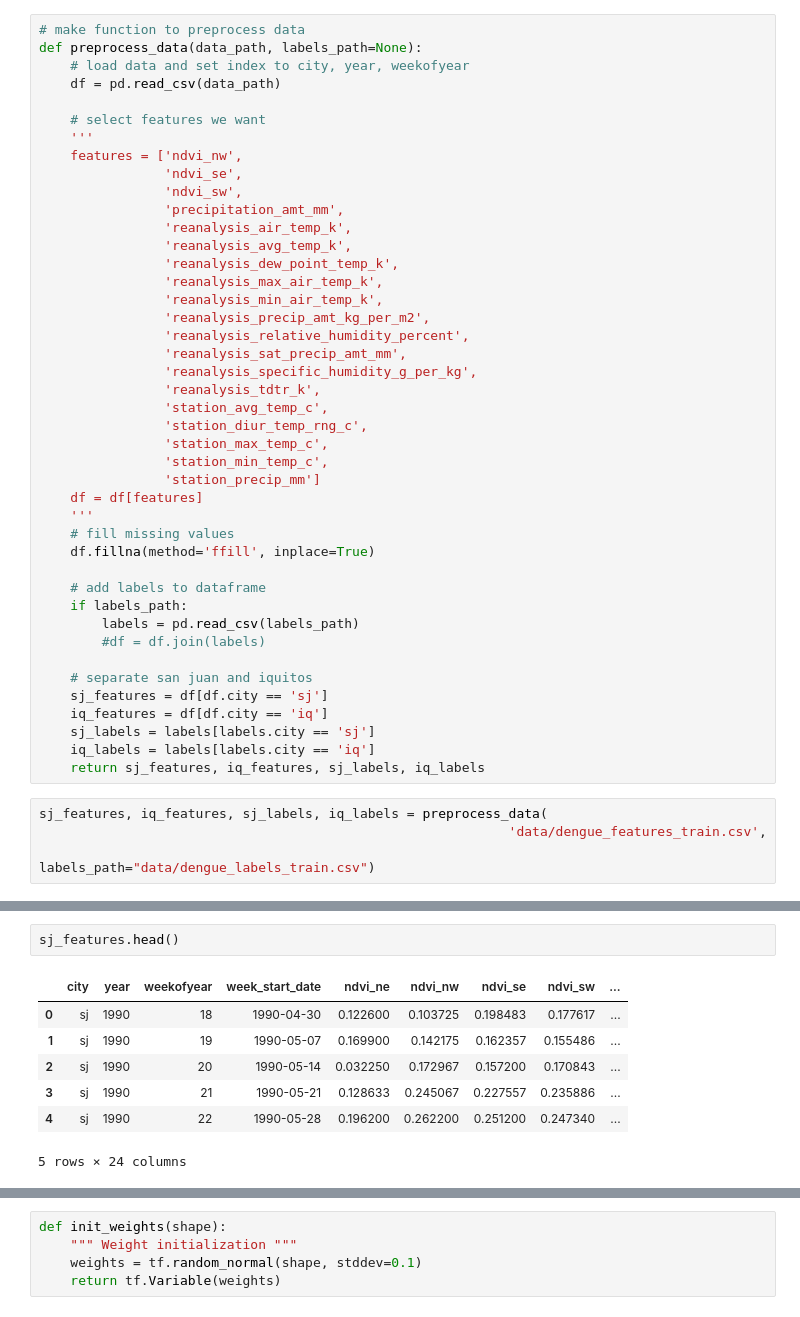
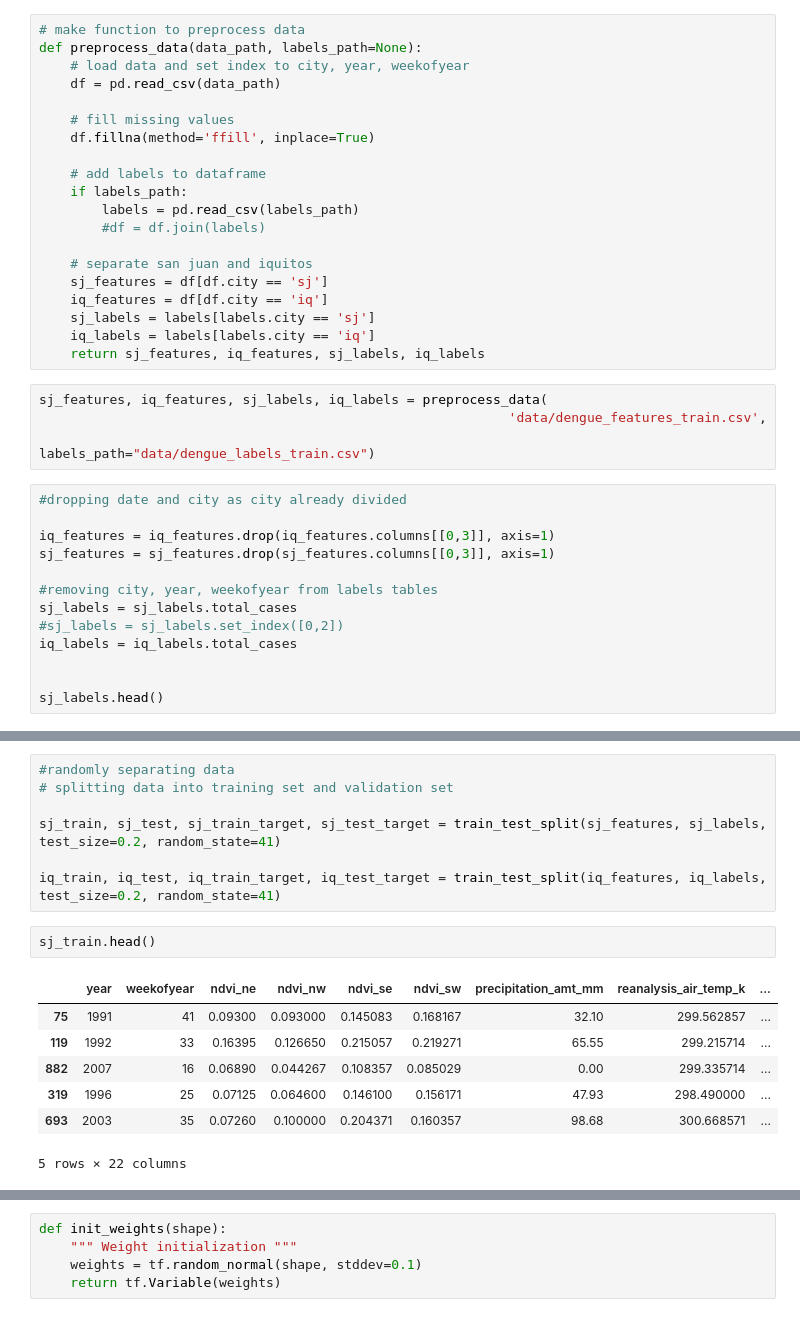
Before and after one commit to aminondo/dengAI, a Jupyter notebook: dengai-mlp.ipynb, the cells around one changed output, grey strips where cells are left out. Drawn from its saved outputs; the diff is of its cells as text.

```diff
--- a/dengai-mlp.ipynb
+++ b/dengai-mlp.ipynb
@@ -18,29 +18,6 @@ def preprocess_data(data_path, labels_path=None):
     # load data and set index to city, year, weekofyear
     df = pd.read_csv(data_path)
 
-    # select features we want
-    '''
-    features = ['ndvi_nw',
-                'ndvi_se',
-                'ndvi_sw',
-                'precipitation_amt_mm',
-                'reanalysis_air_temp_k',
-                'reanalysis_avg_temp_k',
-                'reanalysis_dew_point_temp_k',
-                'reanalysis_max_air_temp_k',
-                'reanalysis_min_air_temp_k',
-                'reanalysis_precip_amt_kg_per_m2',
-                'reanalysis_relative_humidity_percent',
-                'reanalysis_sat_precip_amt_mm',
-                'reanalysis_specific_humidity_g_per_kg',
-                'reanalysis_tdtr_k',
-                'station_avg_temp_c',
-                'station_diur_temp_rng_c',
-                'station_max_temp_c',
-                'station_min_temp_c',
-                'station_precip_mm']
-    df = df[features]
-    '''
     # fill missing values
     df.fillna(method='ffill', inplace=True)
 
@@ -59,3 +36,16 @@ def preprocess_data(data_path, labels_path=None):
 sj_features, iq_features, sj_labels, iq_labels = preprocess_data(
                                                             'data/dengue_features_train.csv',
                                                             labels_path="data/dengue_labels_train.csv")
+# %%
+#dropping date and city as city already divided
+
+iq_features = iq_features.drop(iq_features.columns[[0,3]], axis=1)
+sj_features = sj_features.drop(sj_features.columns[[0,3]], axis=1)
+
+#removing city, year, weekofyear from labels tables
+sj_labels = sj_labels.total_cases
+#sj_labels = sj_labels.set_index([0,2])
+iq_labels = iq_labels.total_cases
+
+
+sj_labels.head()
@@ -62,10 +73,17 @@ sj_features, iq_features, sj_labels, iq_labels = preprocess_data(
+# %%
+#randomly separating data
+# splitting data into training set and validation set
+
+sj_train, sj_test, sj_train_target, sj_test_target = train_test_split(sj_features, sj_labels, test_size=0.2, random_state=41)
+
+iq_train, iq_test, iq_train_target, iq_test_target = train_test_split(iq_features, iq_labels, test_size=0.2, random_state=41)
 # %%
-sj_features.head()
+sj_train.head()
 # %% [output]
-|  | city | year | weekofyear | week_start_date | ndvi_ne | ndvi_nw | ndvi_se | ndvi_sw | ... |
-| 0 | sj | 1990 | 18 | 1990-04-30 | 0.122600 | 0.103725 | 0.198483 | 0.177617 | ... |
-| 1 | sj | 1990 | 19 | 1990-05-07 | 0.169900 | 0.142175 | 0.162357 | 0.155486 | ... |
-| 2 | sj | 1990 | 20 | 1990-05-14 | 0.032250 | 0.172967 | 0.157200 | 0.170843 | ... |
-| 3 | sj | 1990 | 21 | 1990-05-21 | 0.128633 | 0.245067 | 0.227557 | 0.235886 | ... |
-| 4 | sj | 1990 | 22 | 1990-05-28 | 0.196200 | 0.262200 | 0.251200 | 0.247340 | ... |
+|  | year | weekofyear | ndvi_ne | ndvi_nw | ndvi_se | ndvi_sw | precipitation_amt_mm | reanalysis_air_temp_k | ... |
+| 75 | 1991 | 41 | 0.09300 | 0.093000 | 0.145083 | 0.168167 | 32.10 | 299.562857 | ... |
+| 119 | 1992 | 33 | 0.16395 | 0.126650 | 0.215057 | 0.219271 | 65.55 | 299.215714 | ... |
+| 882 | 2007 | 16 | 0.06890 | 0.044267 | 0.108357 | 0.085029 | 0.00 | 299.335714 | ... |
+| 319 | 1996 | 25 | 0.07125 | 0.064600 | 0.146100 | 0.156171 | 47.93 | 298.490000 | ... |
+| 693 | 2003 | 35 | 0.07260 | 0.100000 | 0.204371 | 0.160357 | 98.68 | 300.668571 | ... |
-5 rows × 24 columns
+5 rows × 22 columns
```
Also changed, not shown: parts of 20 cells of this notebook.
